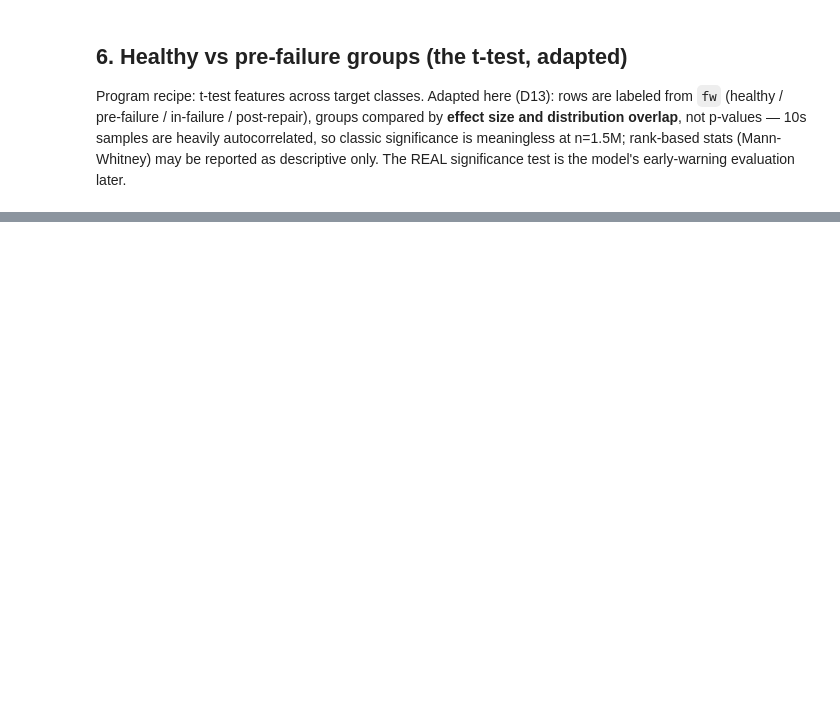
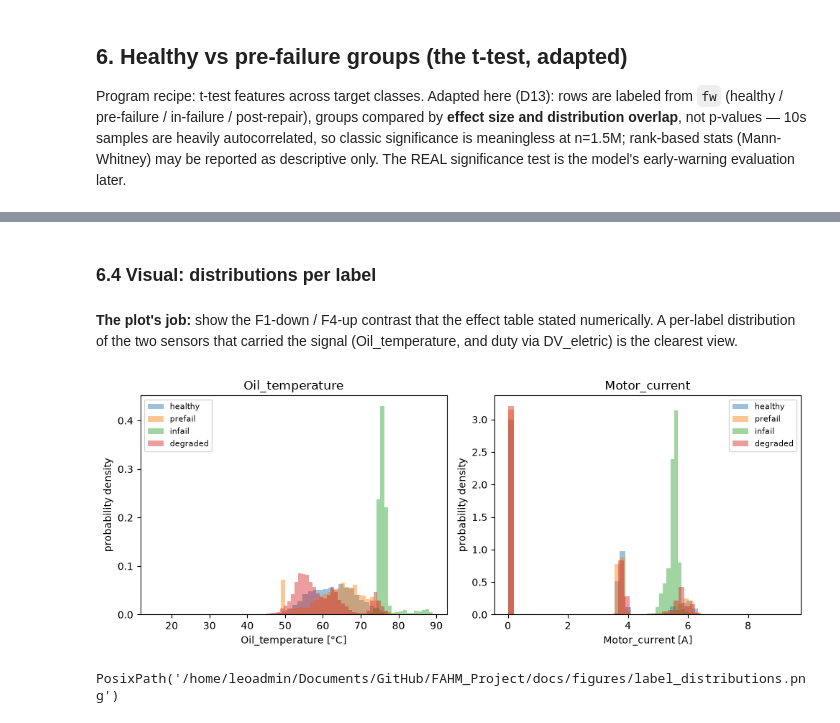
Before and after one commit to Rom5Leo/FAHM_Project, a Jupyter notebook: notebooks/03_anomaly_context.ipynb, the cells around one changed output, grey strips where cells are left out. Drawn from its saved outputs; the diff is of its cells as text; code cells hidden in the pictures; blank space fills up the shorter version.

```diff
--- a/notebooks/03_anomaly_context.ipynb
+++ b/notebooks/03_anomaly_context.ipynb
@@ -308,0 +395,2 @@ scattered -> revisit. Sensor-table meaning updated accordingly.>
+# %%
+an.signal_run_summary(df, pp.DIGITAL)          # all eight at once
@@ -338,0 +487,5 @@ early-warning-detectability evidence stage 4 builds features from>
+# %%
+labels = an.label_windows(df, fw,
+    degraded_periods=[("2020-04-18", "2020-04-30")],          # OQ3
+    invalid_periods=[("2020-04-20 04:45", "2020-04-21 01:30")])  # chatter/instrument
+labels.value_counts()
@@ -338,0 +646,11 @@ early-warning-detectability evidence stage 4 builds features from>
+# %% [markdown]
+### 6.4 Visual: distributions per label
+# %% [markdown]
+**The plot's job:** show the F1-down / F4-up contrast that the effect table stated numerically. A per-label distribution of the two sensors that carried the signal (Oil_temperature, and duty via DV_eletric) is the clearest view.
+# %%
+fig = pl.plot_label_distributions(df, labels, ["Oil_temperature", "Motor_current"])
+display(fig)
+pl.save_fig(fig, "label_distributions", cfg)
+# %% [output]
+[figure, added]
+PosixPath('/home/leoadmin/Documents/GitHub/FAHM_Project/docs/figures/label_distributions.png')
```
Also changed, not shown: parts of 68 cells of this notebook, 16 other files.
